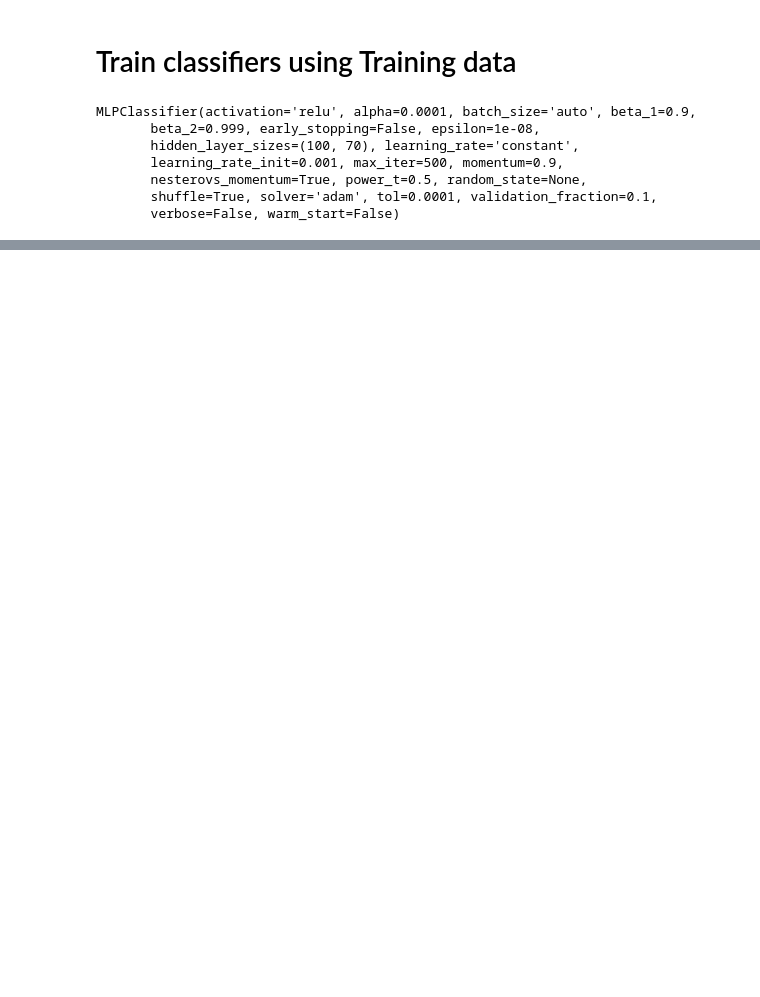
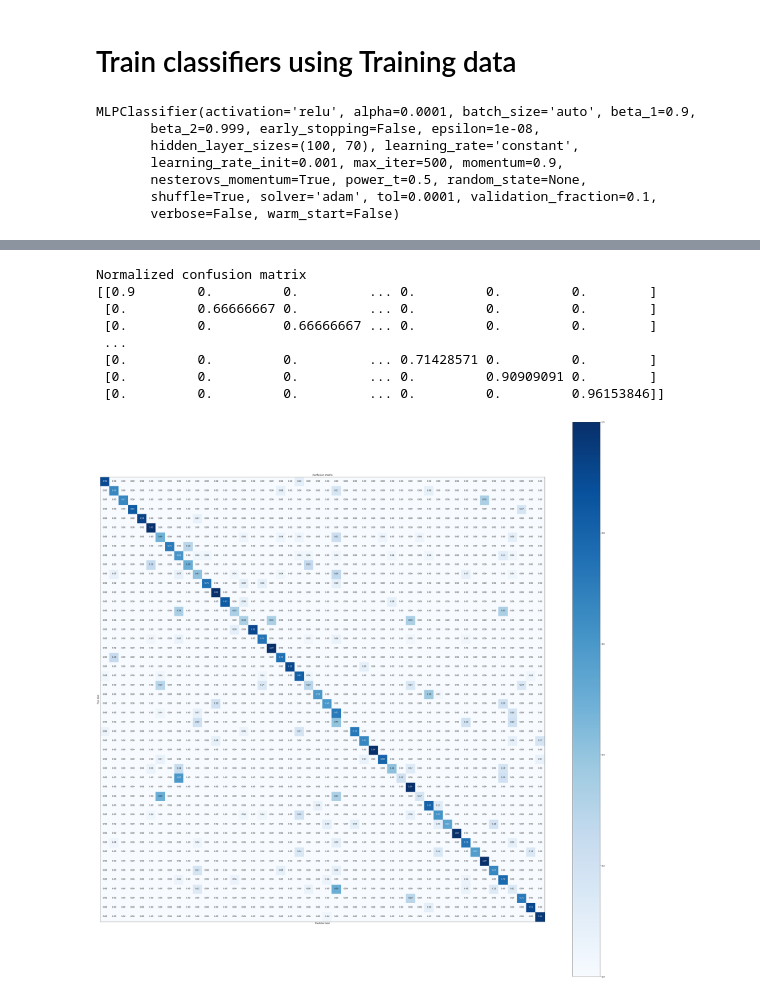
Before and after one commit to Hari-Raval/Dataset-classification, a Jupyter notebook: Classify-Problem-ID-From-Submissions.ipynb, the cells around one changed output, grey strips where cells are left out. Cells and saved outputs as stored; diff of their text form; code cells hidden in the pictures; blank space fills up the shorter version.

```diff
--- a/Classify-Problem-ID-From-Submissions.ipynb
+++ b/Classify-Problem-ID-From-Submissions.ipynb
@@ -201,4 +182,4 @@ array([[ 6,  0,  0, ...,  0,  0,  0],
 # %%
-y_pred = nn_classifier.predict(x_pred)
-metrics.confusion_matrix(labels, y_pred)
+nn_y_pred = nn_classifier.predict(x_validate)
+metrics.confusion_matrix(y_validate, nn_y_pred)
 # %% [output]
@@ -258,0 +264,12 @@ Normalized confusion matrix
+# %%
+plot_confusion_matrix(metrics.confusion_matrix(y_validate, nn_y_pred),[],normalize=True)
+# %% [output]
+Normalized confusion matrix
+[[0.9        0.         0.         ... 0.         0.         0.        ]
+ [0.         0.66666667 0.         ... 0.         0.         0.        ]
+ [0.         0.         0.66666667 ... 0.         0.         0.        ]
+ ...
+ [0.         0.         0.         ... 0.71428571 0.         0.        ]
+ [0.         0.         0.         ... 0.         0.90909091 0.        ]
+ [0.         0.         0.         ... 0.         0.         0.96153846]]
+[figure, added]
```
Also changed, not shown: parts of 20 cells of this notebook, 3 other files.
